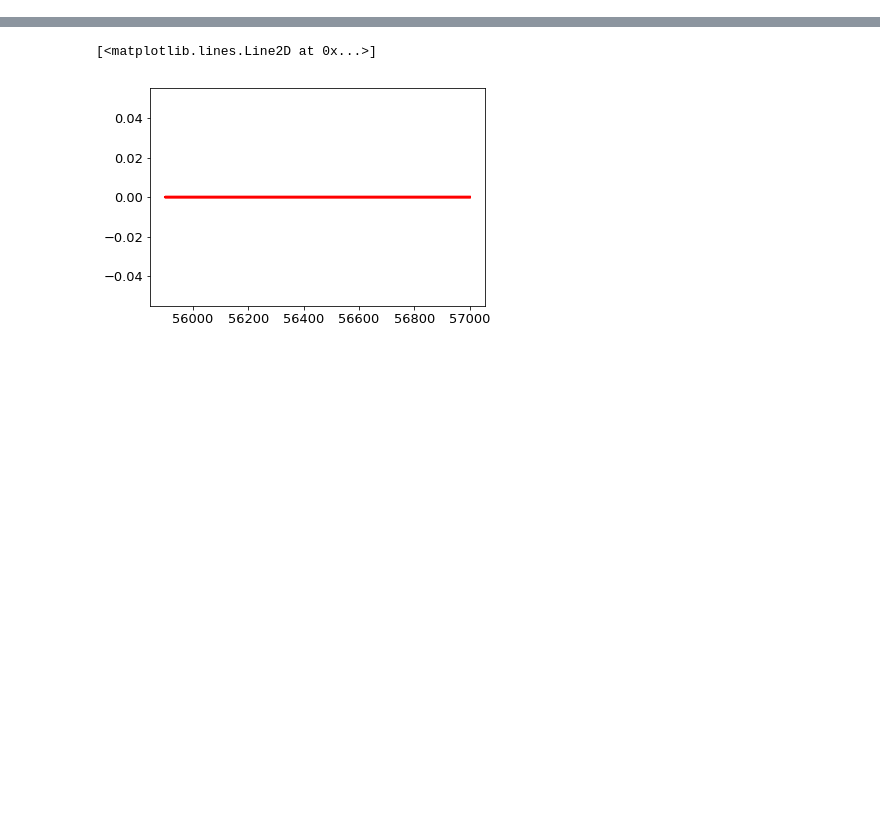
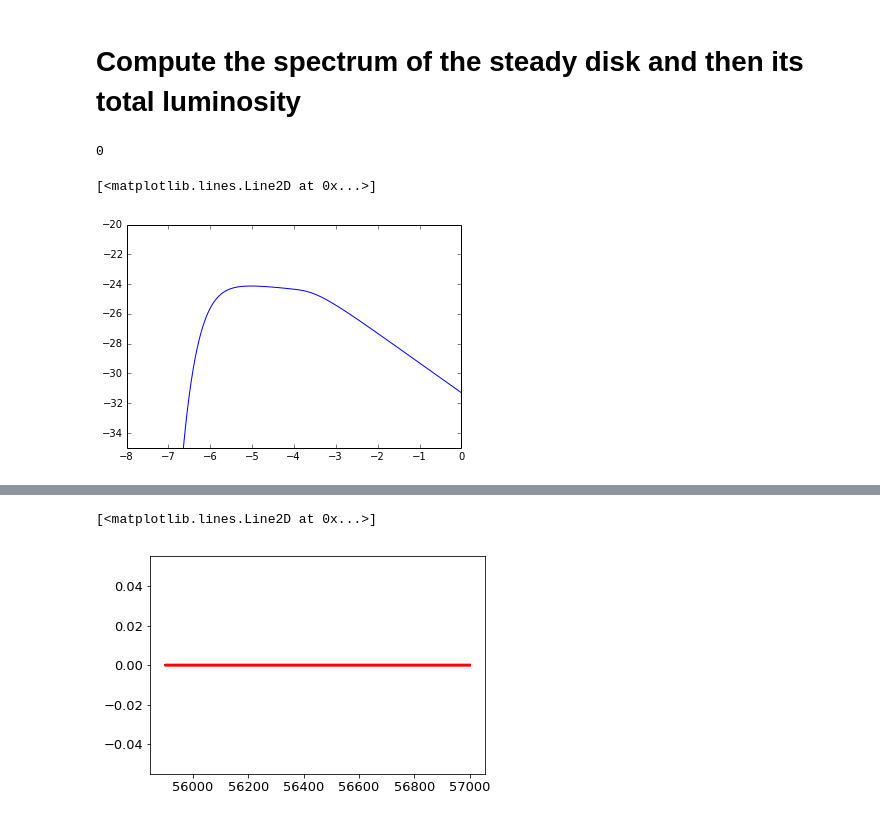
Before and after one commit to husnedereli/Reprocessing_disk, a Jupyter notebook: Compute_UVW2_LC_fitted_with_ADmodel.ipynb, the cells around one changed output, grey strips where cells are left out. Drawn from its saved outputs; the diff is of its cells as text; code cells hidden in the pictures; blank space fills up the shorter version.

```diff
--- a/Compute_UVW2_LC_fitted_with_ADmodel.ipynb
+++ b/Compute_UVW2_LC_fitted_with_ADmodel.ipynb
@@ -14,3 +16,26 @@ import ctypes
 ## Before running
 ## Compile the code with :
 # python Python_setup_ILC.py build_ext -i -lcfitsio --inplace
+# %% [markdown]
+# Compute the spectrum of the steady disk and then its total luminosity
+# %%
+Nint = 1500
+spec = []
+wavelength = []
+step_wv = exp(log(1e0/1e-12)/Nint)
+for i in range(Nint):
+    spec.append(0.0)
+    wavelength.append(1e-12*pow(step_wv,i))
+
+spec = np.asarray(spec)
+wavelength = np.asarray(wavelength)
+# %%
+ad.Spectrum(1.0, wavelength, spec, Nint)
+# %% [output]
+0
+# %%
+plt.ylim(-35,-20)
+plt.plot(log(wavelength)/log(10.0), log(spec)/log(10.0))
+# %% [output]
+[<matplotlib.lines.Line2D at 0x...>]
+[figure, added]
```
Also changed, not shown: parts of 11 cells of this notebook, 4 other files.
